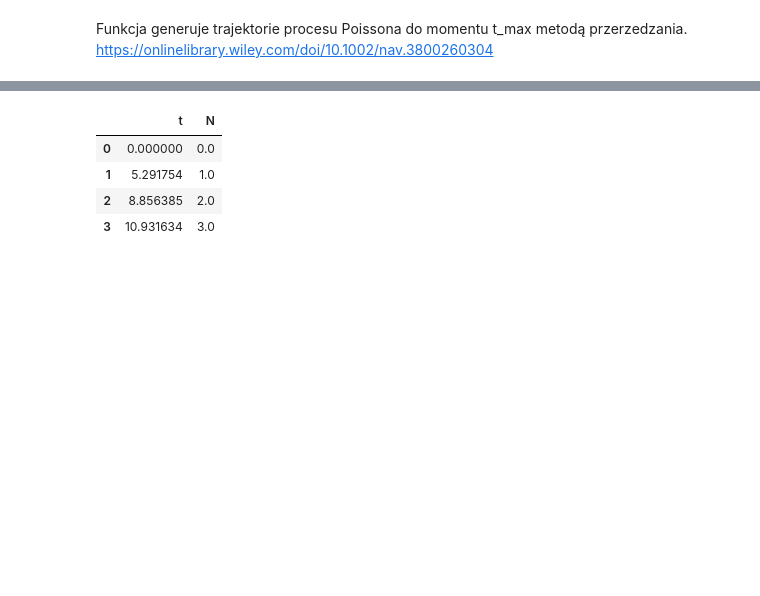
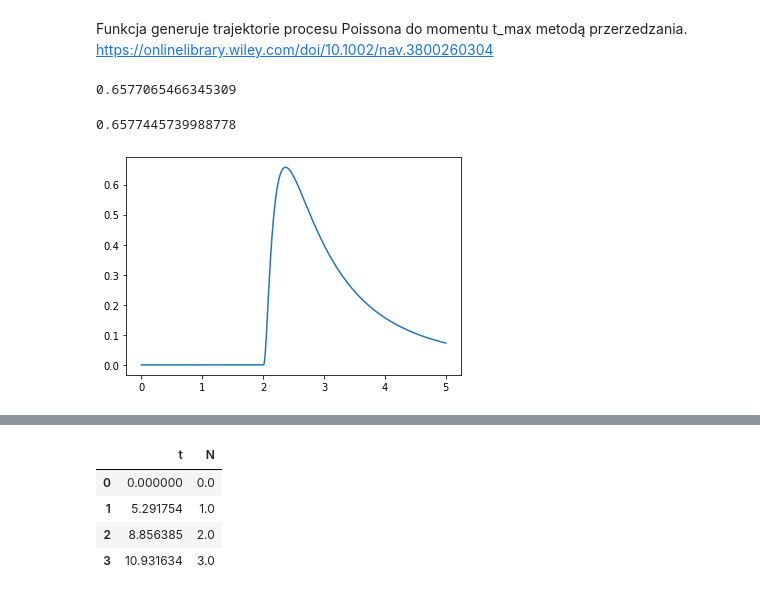
Before and after one commit to ndzadz/mgr, a Jupyter notebook: DataPreparation.ipynb, the cells around one changed output, grey strips where cells are left out. Cells and saved outputs as stored; diff of their text form; code cells hidden in the pictures; blank space fills up the shorter version.

```diff
--- a/DataPreparation.ipynb
+++ b/DataPreparation.ipynb
@@ -64,0 +63,18 @@ n=NHPP(10000000,[0.5,0.35])
+# %%
+stddev = 1
+mean = 0
+dist=scipy.stats.lognorm([stddev],loc=mean)
+x=np.linspace(0,2*stddev,200)
+np.max(dist.pdf(x))
+# %% [output]
+0.6577065466345309
+# %%
+params = [2,1]
+dist=scipy.stats.lognorm([params[1]],loc=params[0])
+x=np.linspace(0,params[0]+3*params[1],10000)
+plt.plot(x,dist.pdf(x))
+sup = np.max(dist.pdf(x))
+sup
+# %% [output]
+0.6577445739988778
+[figure, added]
```
Also changed, not shown: parts of 7 cells of this notebook.
